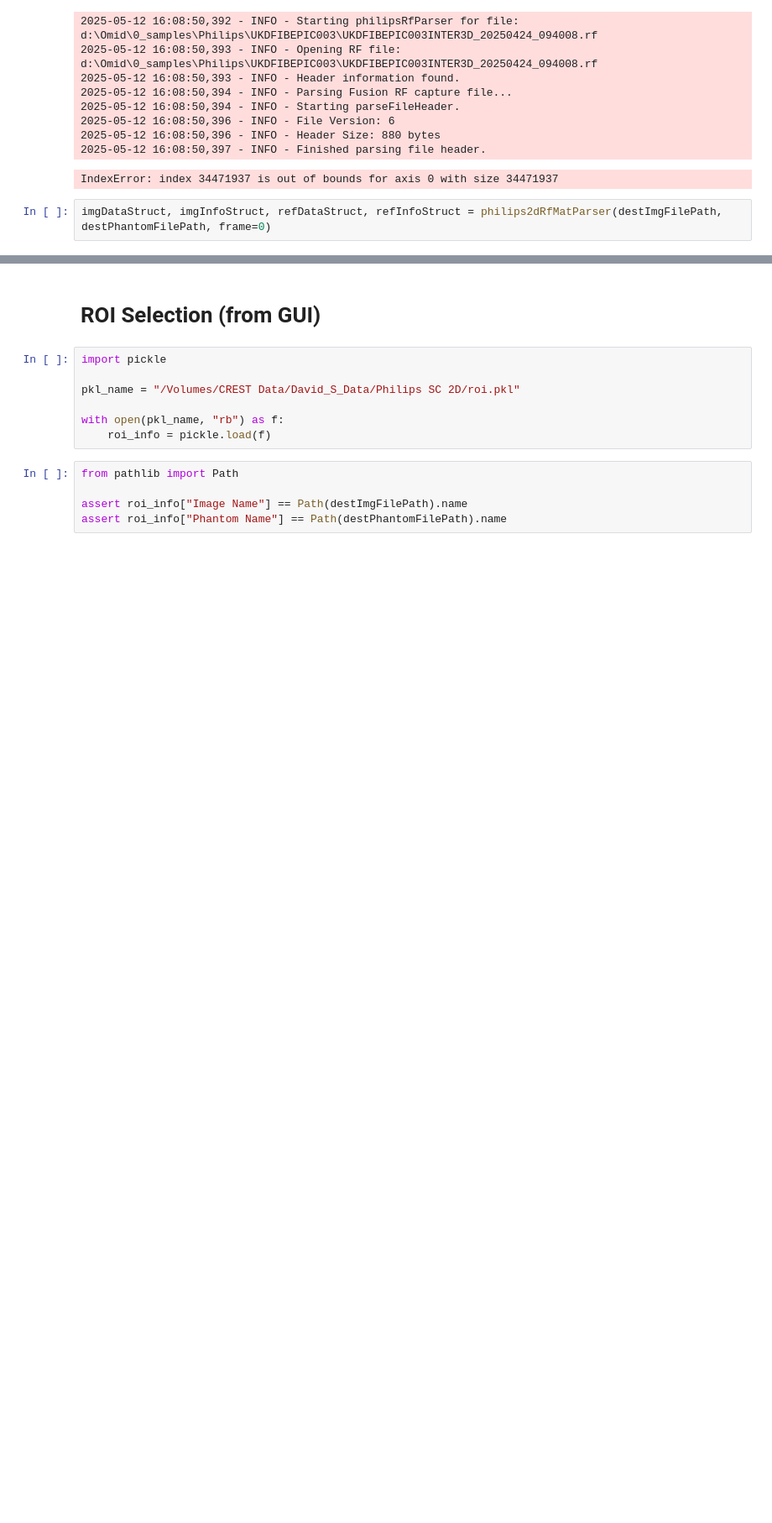
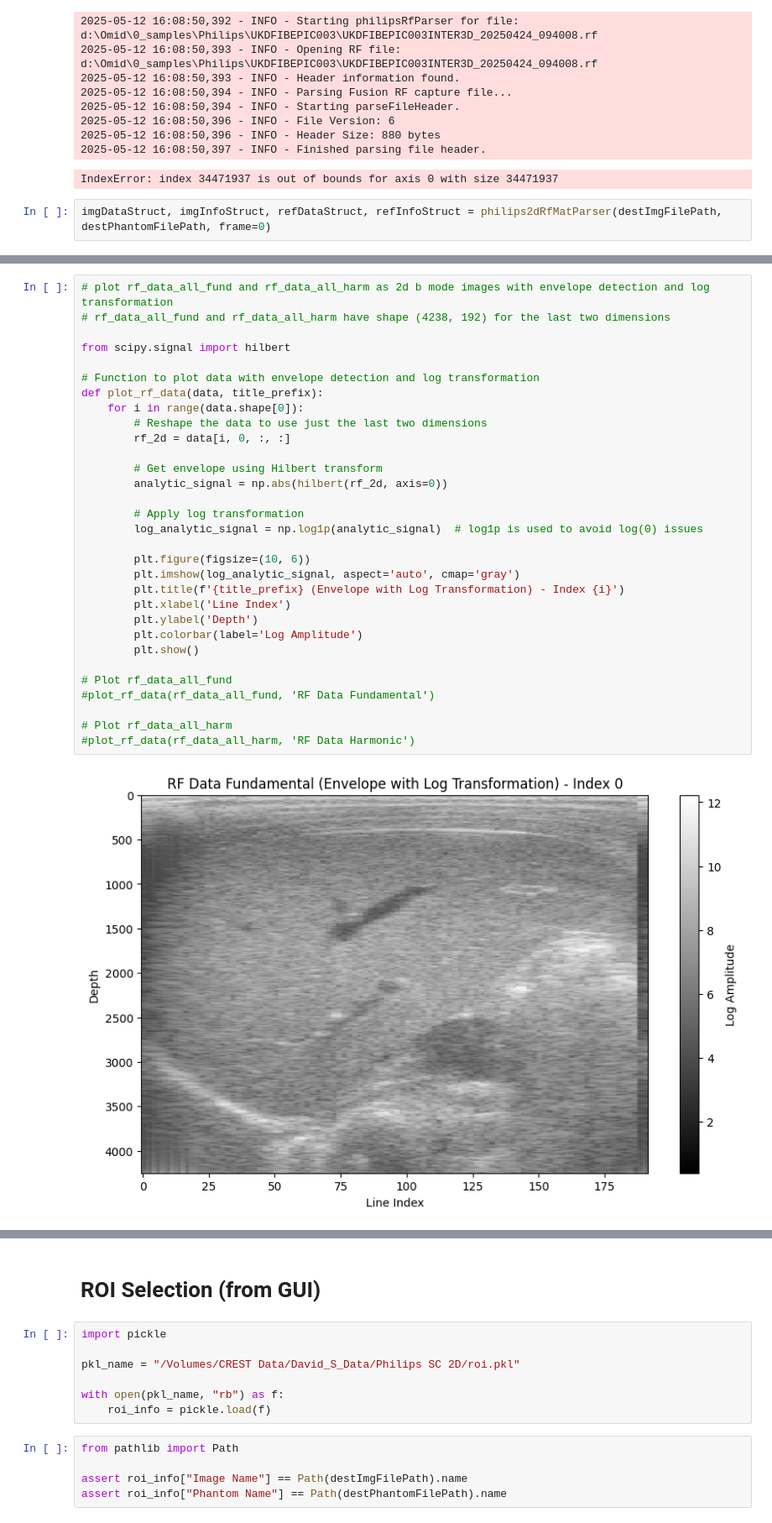
Before and after one commit to TUL-Dev/PyQuantUS, a Jupyter notebook: CLI-Demos/scPhilipsUtc.ipynb, the cells around one changed output, grey strips where cells are left out. Shown at 84% size. Saved outputs shown, nothing was run; the diff lists cells and outputs as text; blank space fills up the shorter version.

```diff
--- a/CLI-Demos/scPhilipsUtc.ipynb
+++ b/CLI-Demos/scPhilipsUtc.ipynb
@@ -79,0 +88,33 @@ plt.show()
+# %%
+# plot rf_data_all_fund and rf_data_all_harm as 2d b mode images with envelope detection and log transformation
+# rf_data_all_fund and rf_data_all_harm have shape (4238, 192) for the last two dimensions
+
+from scipy.signal import hilbert
+
+# Function to plot data with envelope detection and log transformation
+def plot_rf_data(data, title_prefix):
+    for i in range(data.shape[0]):
+        # Reshape the data to use just the last two dimensions
+        rf_2d = data[i, 0, :, :]
+
+        # Get envelope using Hilbert transform
+        analytic_signal = np.abs(hilbert(rf_2d, axis=0))
+
+        # Apply log transformation
+        log_analytic_signal = np.log1p(analytic_signal)  # log1p is used to avoid log(0) issues
+
+        plt.figure(figsize=(10, 6))
+        plt.imshow(log_analytic_signal, aspect='auto', cmap='gray')
+        plt.title(f'{title_prefix} (Envelope with Log Transformation) - Index {i}')
+        plt.xlabel('Line Index')
+        plt.ylabel('Depth')
+        plt.colorbar(label='Log Amplitude')
+        plt.show()
+
+# Plot rf_data_all_fund
+#plot_rf_data(rf_data_all_fund, 'RF Data Fundamental')
+
+# Plot rf_data_all_harm
+#plot_rf_data(rf_data_all_harm, 'RF Data Harmonic')
+# %% [output]
+[figure, added]
```
Also changed, not shown: parts of 4 cells of this notebook, 1 other file.
